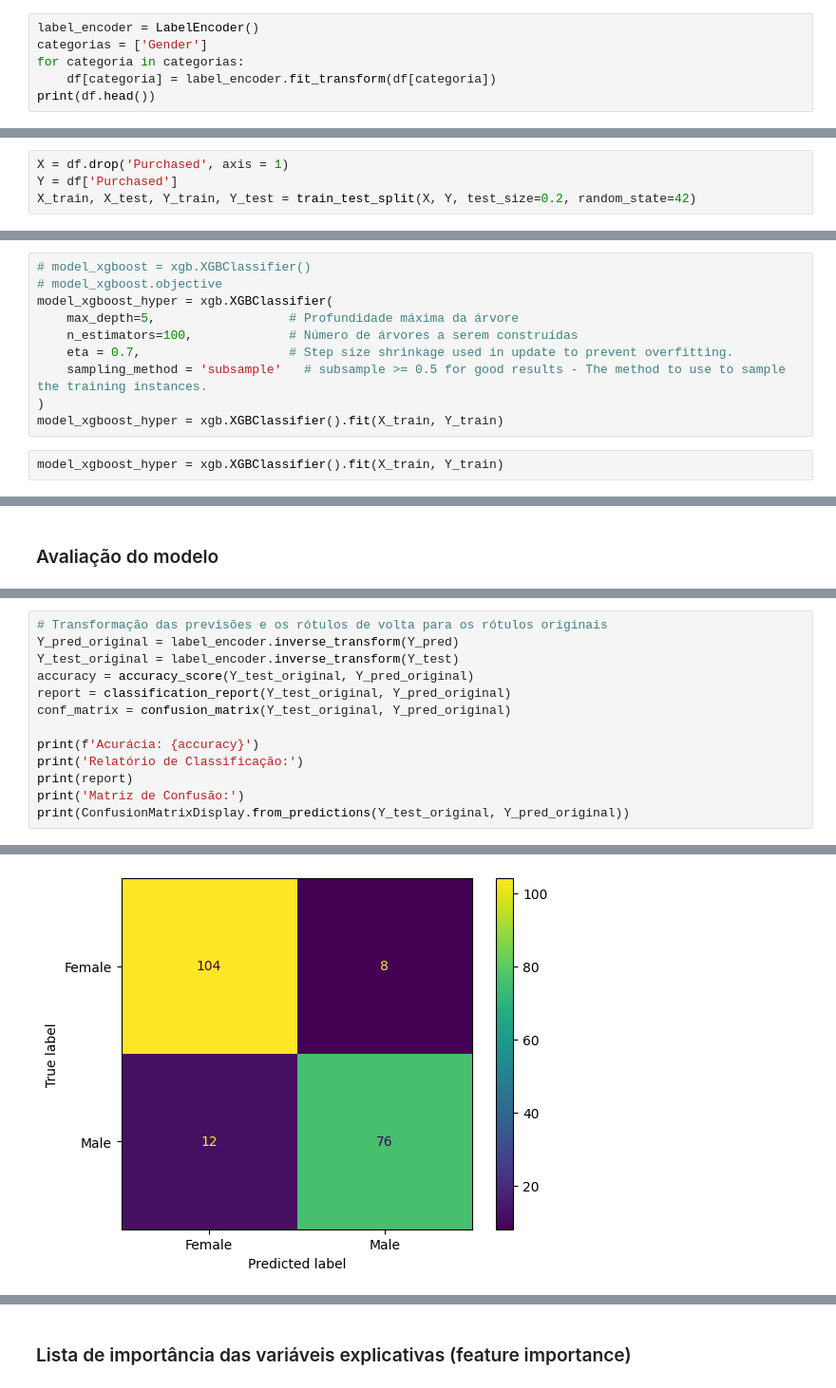
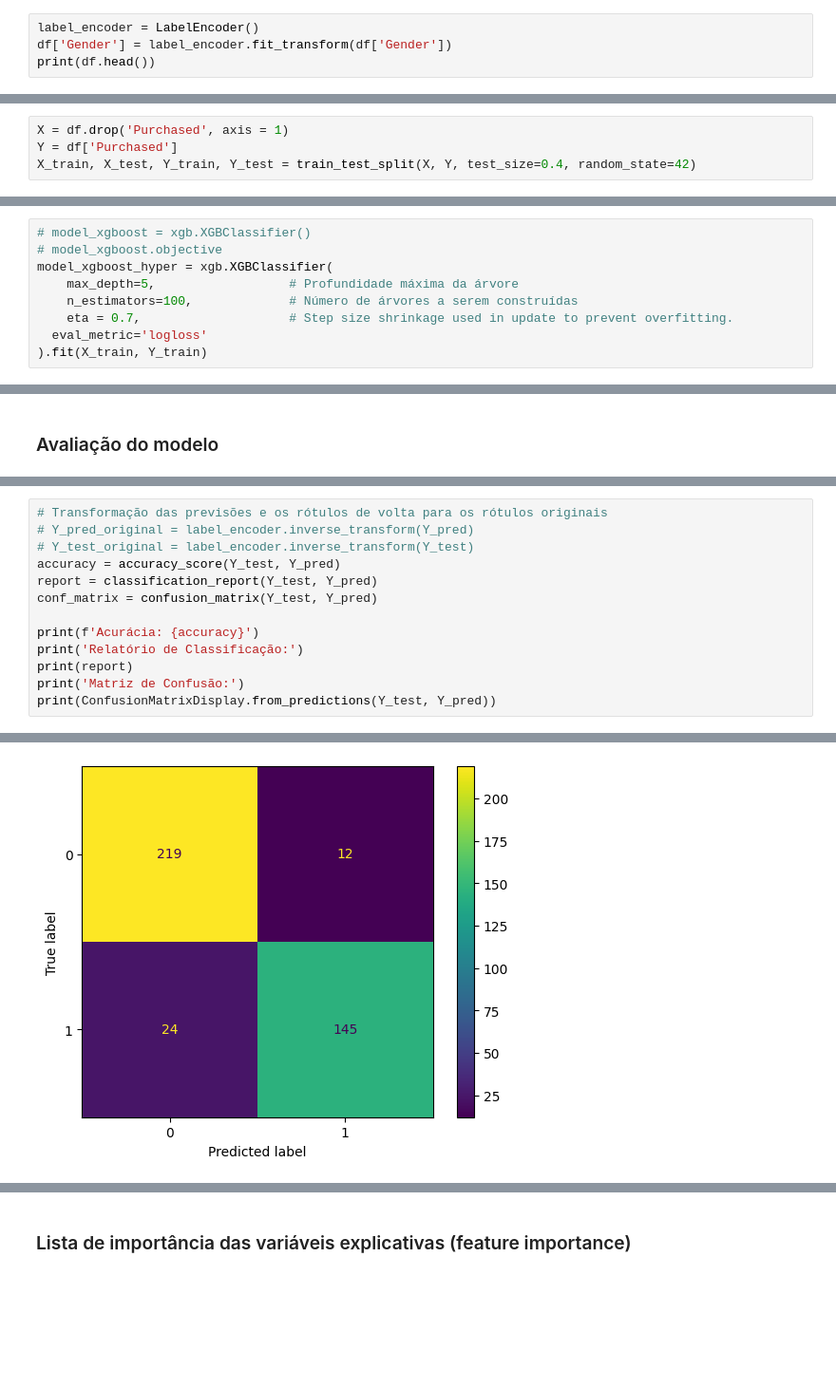
Before and after one commit to marinappdf/projetos-EBAC, a Jupyter notebook: XGBoost/xgboost.ipynb, the cells around one changed output, grey strips where cells are left out. Shown at 95% size. Cells and saved outputs as stored; diff of their text form; blank space fills up the shorter version.

```diff
--- a/XGBoost/xgboost.ipynb
+++ b/XGBoost/xgboost.ipynb
@@ -119,9 +120,7 @@ for campo in df.columns:
 #### Tratamento das variáveis categóricas
 # %%
 label_encoder = LabelEncoder()
-categorias = ['Gender']
-for categoria in categorias:
-    df[categoria] = label_encoder.fit_transform(df[categoria])
+df['Gender'] = label_encoder.fit_transform(df['Gender'])
 print(df.head())
 # %% [output]
    Gender  Age  AnnualSalary  Purchased
@@ -173,7 +172,7 @@ A forte relação com idade pode indicar que a chance de compra está relacionad
 # %%
 X = df.drop('Purchased', axis = 1)
 Y = df['Purchased']
-X_train, X_test, Y_train, Y_test = train_test_split(X, Y, test_size=0.2, random_state=42)
+X_train, X_test, Y_train, Y_test = train_test_split(X, Y, test_size=0.4, random_state=42)
 # %% [markdown]
 ### Treino do modelo Xgboost
 Pesquise alguns hyperparametros na bibllioteca para utilizar, utilize ao menos 2.
@@ -184,11 +183,8 @@ model_xgboost_hyper = xgb.XGBClassifier(
     max_depth=5,                  # Profundidade máxima da árvore
     n_estimators=100,             # Número de árvores a serem construídas
     eta = 0.7,                    # Step size shrinkage used in update to prevent overfitting.
-    sampling_method = 'subsample'   # subsample >= 0.5 for good results - The method to use to sample the training instances.
-)
-model_xgboost_hyper = xgb.XGBClassifier().fit(X_train, Y_train)
+  eval_metric='logloss'
+).fit(X_train, Y_train)
-# %%
-model_xgboost_hyper = xgb.XGBClassifier().fit(X_train, Y_train)
 # %% [markdown]
 ### Previsões para a base de teste e asprobabilidades das previsões
 # %%
@@ -224,14 +214,14 @@ from sklearn.metrics import ConfusionMatrixDisplay
 # %%
 # Transformação das previsões e os rótulos de volta para os rótulos originais
-Y_pred_original = label_encoder.inverse_transform(Y_pred)
-Y_test_original = label_encoder.inverse_transform(Y_test)
-accuracy = accuracy_score(Y_test_original, Y_pred_original)
-report = classification_report(Y_test_original, Y_pred_original)
-conf_matrix = confusion_matrix(Y_test_original, Y_pred_original)
+# Y_pred_original = label_encoder.inverse_transform(Y_pred)
+# Y_test_original = label_encoder.inverse_transform(Y_test)
+accuracy = accuracy_score(Y_test, Y_pred)
+report = classification_report(Y_test, Y_pred)
+conf_matrix = confusion_matrix(Y_test, Y_pred)
 
 print(f'Acurácia: {accuracy}')
 print('Relatório de Classificação:')
 print(report)
 print('Matriz de Confusão:')
-print(ConfusionMatrixDisplay.from_predictions(Y_test_original, Y_pred_original))
+print(ConfusionMatrixDisplay.from_predictions(Y_test, Y_pred))
 # %% [output]
@@ -248,5 +238,5 @@ weighted avg       0.90      0.90      0.90       200
 
 Matriz de Confusão:
 <sklearn.metrics._plot.confusion_matrix.ConfusionMatrixDisplay object at 0x...>
-[figure, old version]
+[figure, new version]
 # %% [markdown]
```
Also changed, not shown: parts of 7 cells of this notebook, 4 other files.
